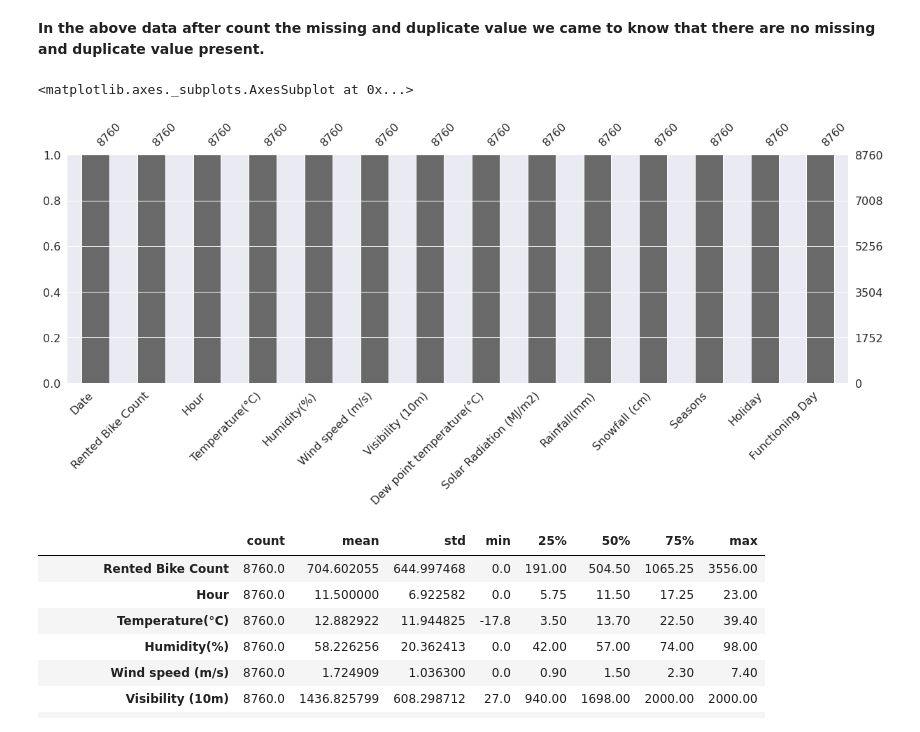
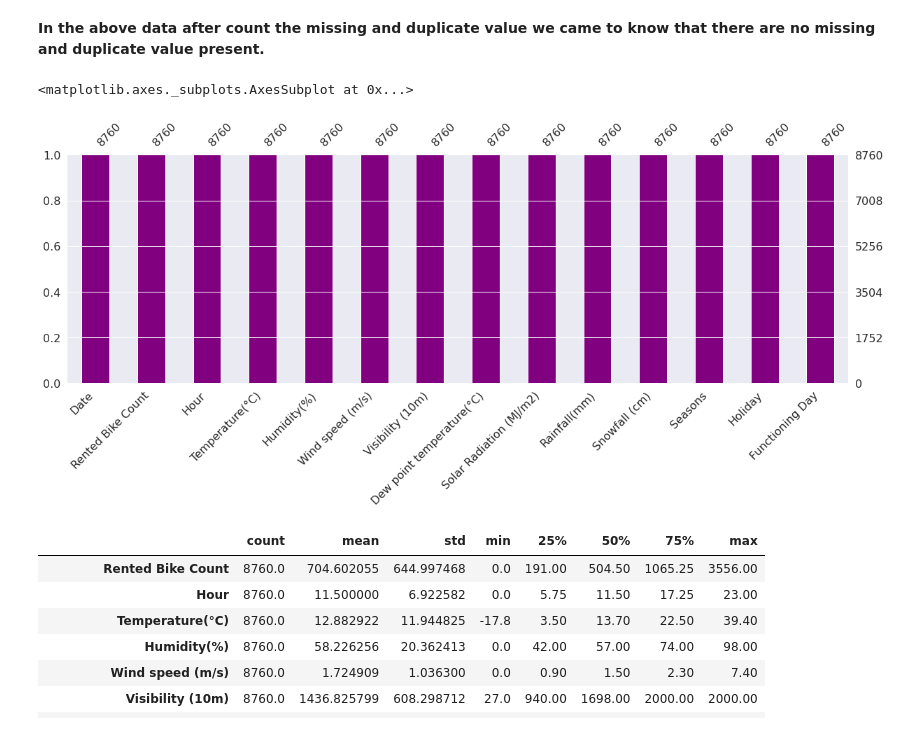
Before and after one commit to praveenbejo95/Bike-sharing-demand-prediction-ML-regression-project-, a Jupyter notebook: Bike_Sharing_Demand_Prediction(Pravin_notebook)_Capstone_Project.ipynb, the cells around one changed output. Drawn from its saved outputs; the diff is of its cells as text; code cells hidden in the pictures.

```diff
--- a/Bike_Sharing_Demand_Prediction(Pravin_notebook)_Capstone_Project.ipynb
+++ b/Bike_Sharing_Demand_Prediction(Pravin_notebook)_Capstone_Project.ipynb
@@ -131,11 +131,11 @@ The number of duplicate values in the data set is =  0
 # %%
 #Visualize missing data
 
 import missingno as mn #this library shows the null values in a graph
-mn.bar(bike_df,figsize = (20,6))
+mn.bar(bike_df,figsize = (20,6),color = 'purple')
 # %% [output]
 <matplotlib.axes._subplots.AxesSubplot at 0x...>
-[figure, old version]
+[figure, new version]
 # %%
 #Looking for the description of the dataset to get insights of the data
 
```
Also changed, not shown: parts of 23 cells of this notebook.
